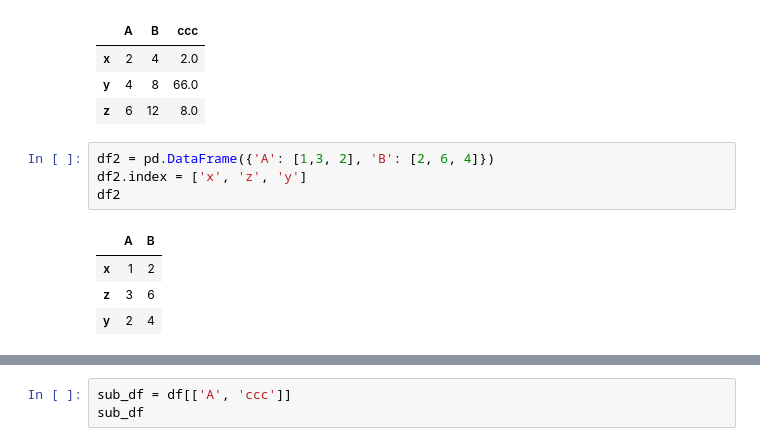
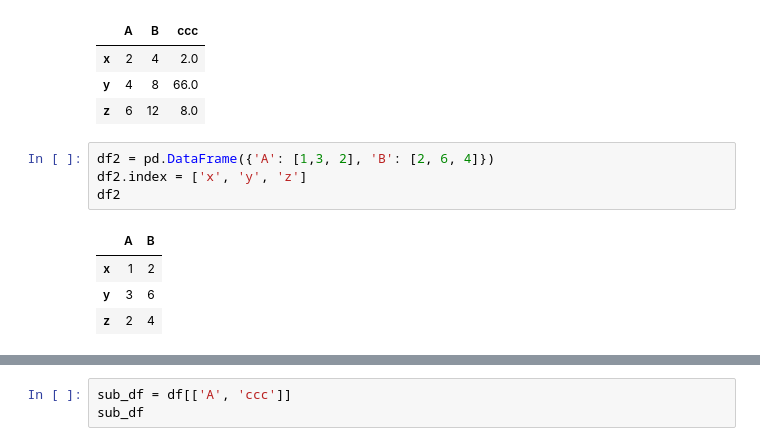
Before and after one commit to zvmmy/5g-python-intro, a Jupyter notebook: seds/data_manipulation.ipynb, the cells around one changed output, grey strips where cells are left out. Cells and saved outputs as stored; diff of their text form.

```diff
--- a/seds/data_manipulation.ipynb
+++ b/seds/data_manipulation.ipynb
@@ -138,13 +143,13 @@ df+df
 | z | 6 | 12 | 8.0 |
 # %%
 df2 = pd.DataFrame({'A': [1,3, 2], 'B': [2, 6, 4]})
-df2.index = ['x', 'z', 'y']
+df2.index = ['x', 'y', 'z']
 df2
 # %% [output]
 |  | A | B |
 | x | 1 | 2 |
-| z | 3 | 6 |
-| y | 2 | 4 |
+| y | 3 | 6 |
+| z | 2 | 4 |
 # %%
 df+df2
 # %% [output]
```
Also changed, not shown: parts of 28 cells of this notebook.
